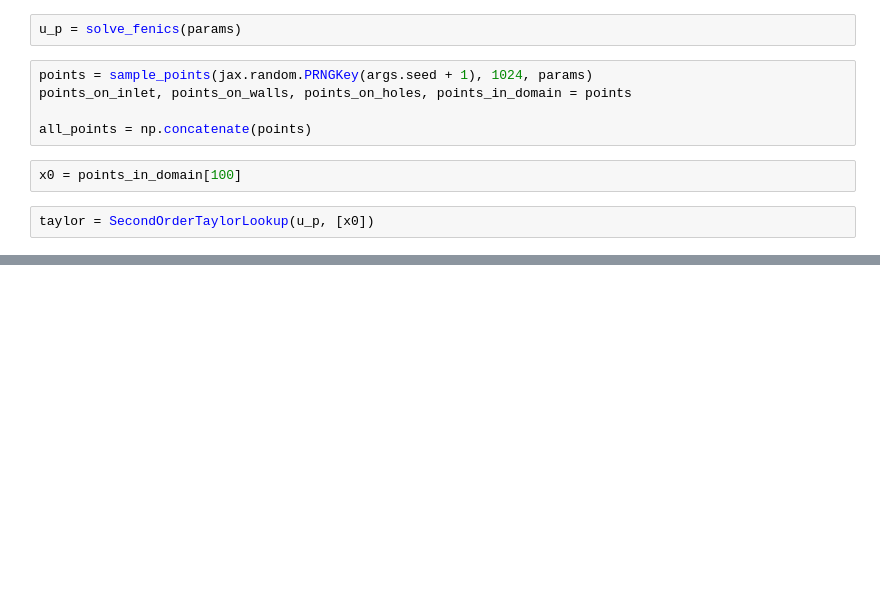
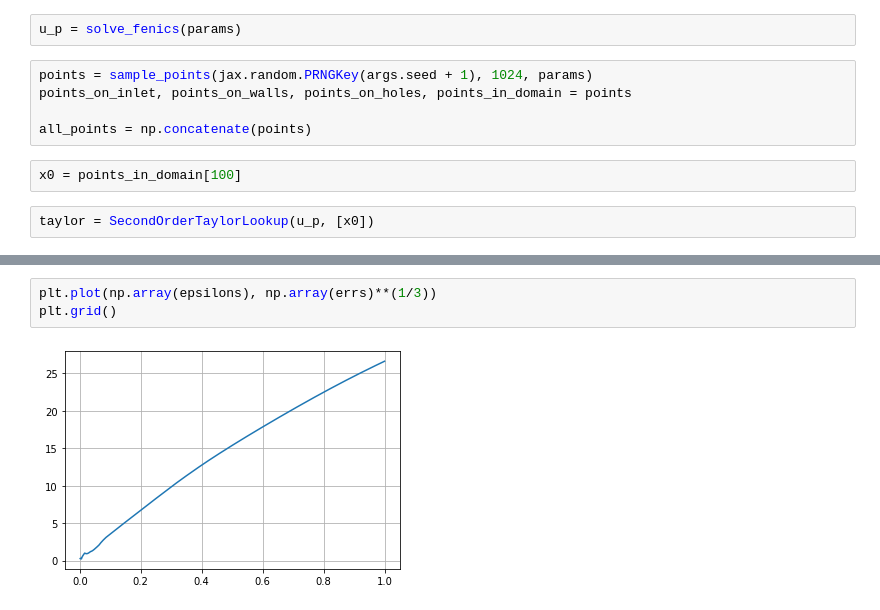
Before and after one commit to sunnytqin/meta-pde, a Jupyter notebook: src/notebooks/taylor_test.ipynb, the cells around one changed output, grey strips where cells are left out. Saved outputs shown, nothing was run; the diff lists cells and outputs as text; blank space fills up the shorter version.

```diff
--- a/src/notebooks/taylor_test.ipynb
+++ b/src/notebooks/taylor_test.ipynb
@@ -73,0 +103,5 @@ np.linalg.norm(y - yhat)
+# %%
+plt.plot(np.array(epsilons), np.array(errs)**(1/3))
+plt.grid()
+# %% [output]
+[figure, added]
```
Also changed, not shown: parts of 7 cells of this notebook, 7 other files.
